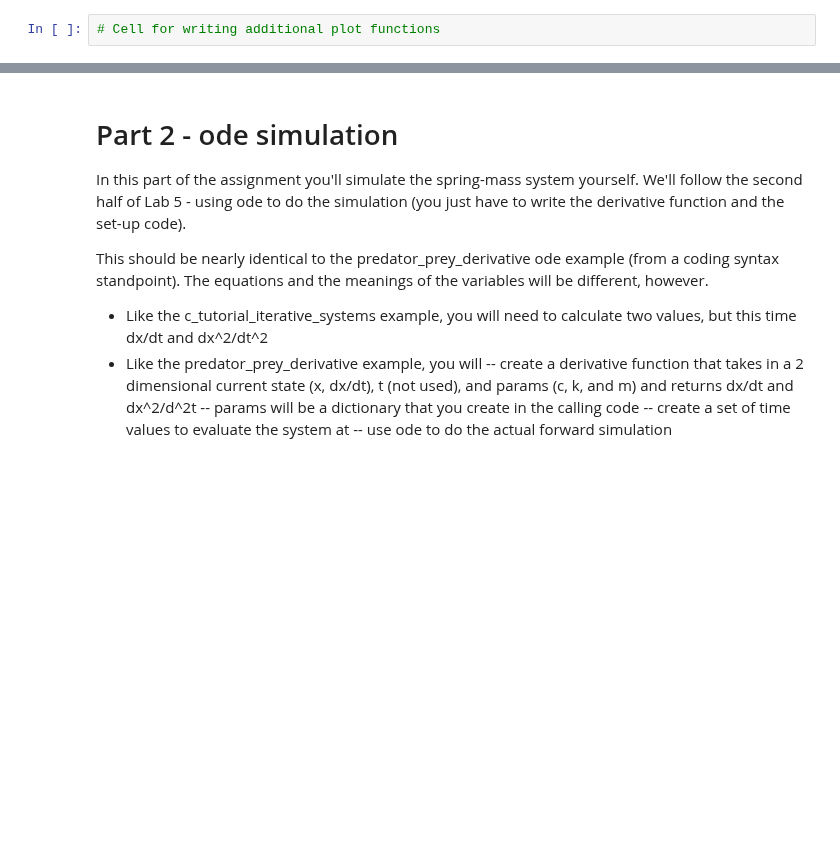
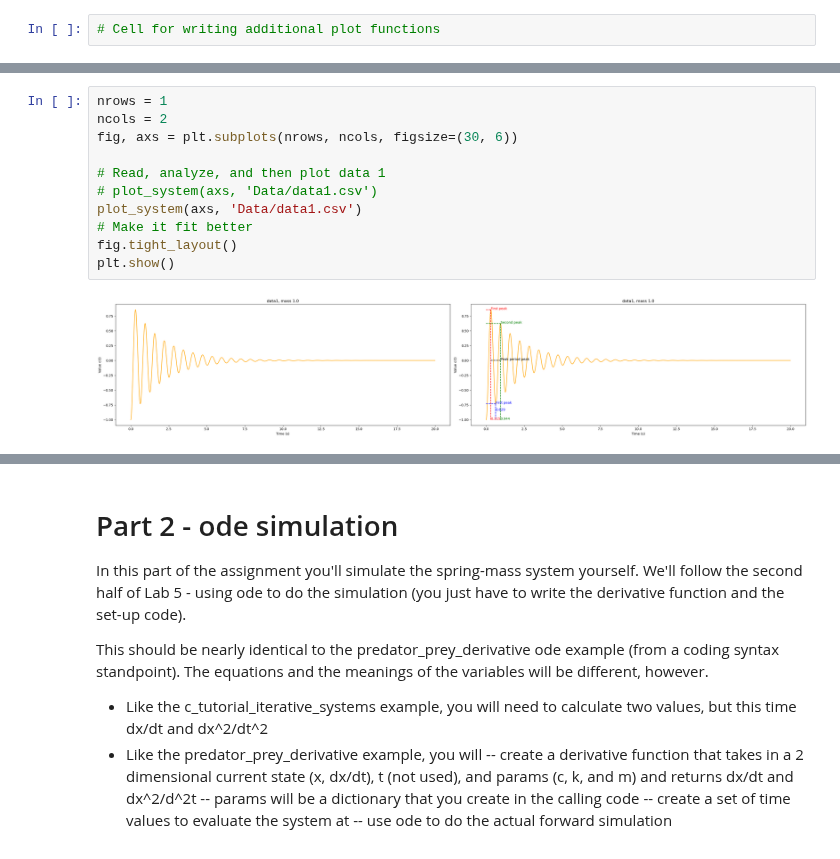
Before and after one commit to coyotepunk05/vscode, a Jupyter notebook: IntroPythonProgramming/Week_4_fitting/HW_2_system_analysis.ipynb, the cells around one changed output, grey strips where cells are left out. Cells and saved outputs as stored; diff of their text form; blank space fills up the shorter version.

```diff
--- a/IntroPythonProgramming/Week_4_fitting/HW_2_system_analysis.ipynb
+++ b/IntroPythonProgramming/Week_4_fitting/HW_2_system_analysis.ipynb
@@ -299,3 +339,16 @@ def plot_system(axs, fname, m=1.0):
+# %%
+nrows = 1
+ncols = 2
+fig, axs = plt.subplots(nrows, ncols, figsize=(30, 6))
+
+# Read, analyze, and then plot data 1
+# plot_system(axs, 'Data/data1.csv')
+plot_system(axs, 'Data/data1.csv')
+# Make it fit better
+fig.tight_layout()
+plt.show()
+# %% [output]
+[figure, added]
 # %%
 nrows = 1
 ncols = 2
```
Also changed, not shown: parts of 10 cells of this notebook, 1 other file.
